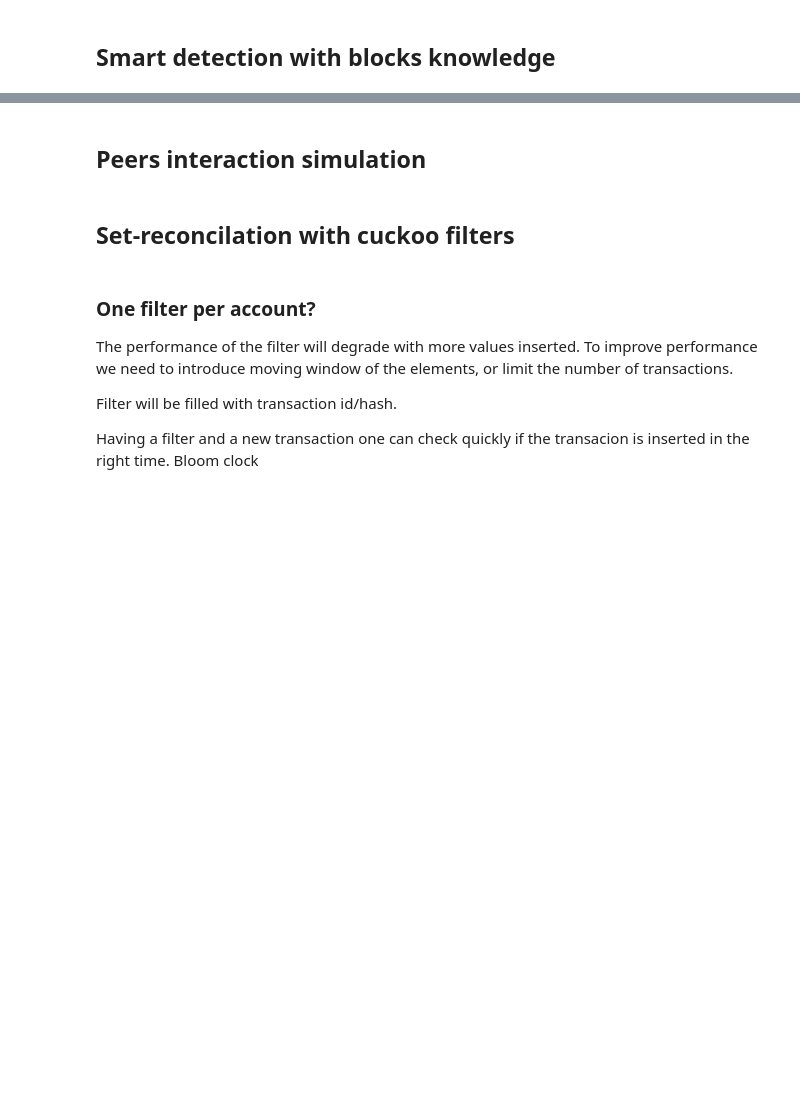
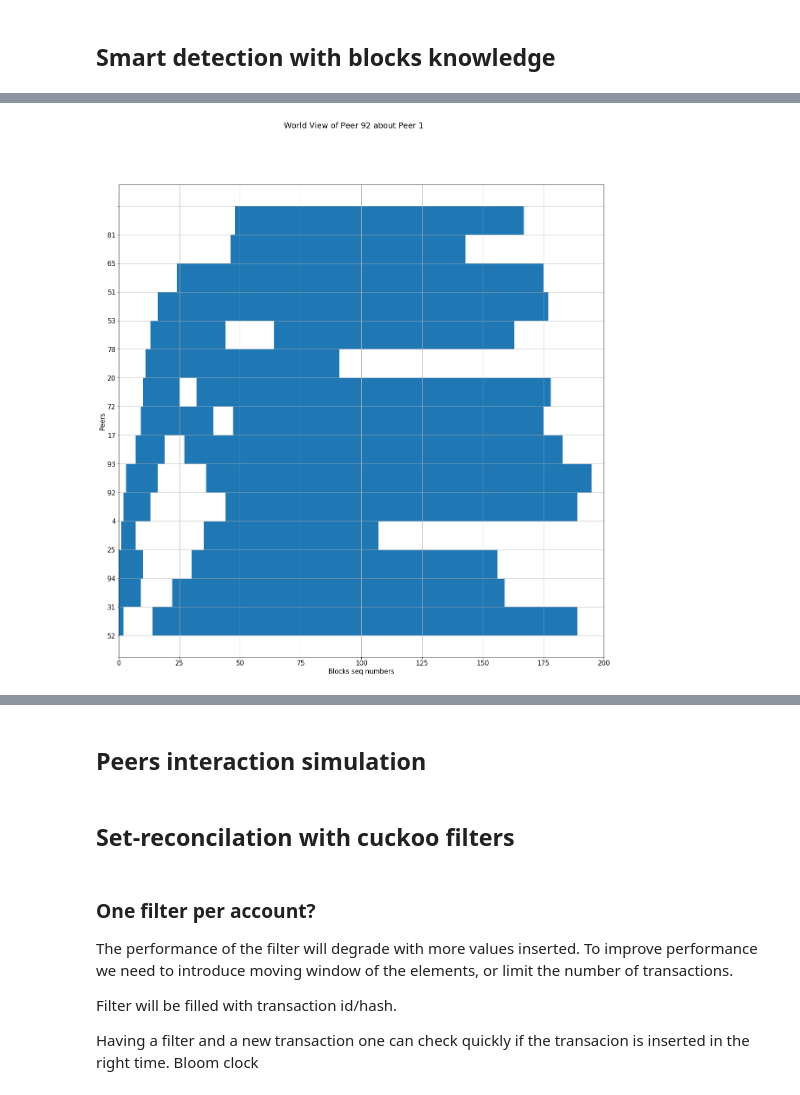
Before and after one commit to grimadas/accountability_experiments, a Jupyter notebook: NoodlesExperiments.ipynb, the cells around one changed output, grey strips where cells are left out. Cells and saved outputs as stored; diff of their text form; code cells hidden in the pictures; blank space fills up the shorter version.

```diff
--- a/NoodlesExperiments.ipynb
+++ b/NoodlesExperiments.ipynb
@@ -10,0 +243,44 @@ import numpy as np
+# %%
+# Declaring a figure "gnt"
+fontsize = 15
+wv_peer  = peer_id
+target_peer = 1
+window = 5
+
+
+
+fig, gnt = plt.subplots(figsize=(20,20))
+
+fig.suptitle('World View of Peer {} about Peer {}'.format(peer_id, target_peer), fontsize=fontsize+3)
+
+# Setting Y-axis limits
+#gnt.set_ylim(0, 100)
+
+# Setting X-axis limits
+gnt.set_xlim(0, 200)
+
+# Setting labels for x-axis and y-axis
+gnt.set_xlabel('Blocks seq numbers', fontsize=fontsize)
+gnt.set_ylabel('Peers', fontsize=fontsize)
+
+# Setting ticks on y-axis
+gnt.set_yticks(range(1,(peers_num+2)*1,1))
+# Labelling tickes of y-axis
+gnt.set_yticklabels(peers_labels, fontsize=fontsize)
+
+for tick in gnt.xaxis.get_major_ticks():
+    tick.label.set_fontsize(fontsize)
+
+# Setting graph attribute
+gnt.grid(True)
+
+
+index = 1
+for p in list(peers_labels):
+    blocks = [(max(k-window, 0),k) for k in peer_knows_peer[target_peer][p]]
+    new_blocks = compress_blocks(blocks)
+    gnt.broken_barh(new_blocks, (1*index, 1),
+                                  facecolors =('tab:blue'))
+    index+=1
+# %% [output]
+[figure, added]
```
Also changed, not shown: parts of 34 cells of this notebook, 1 other file.
